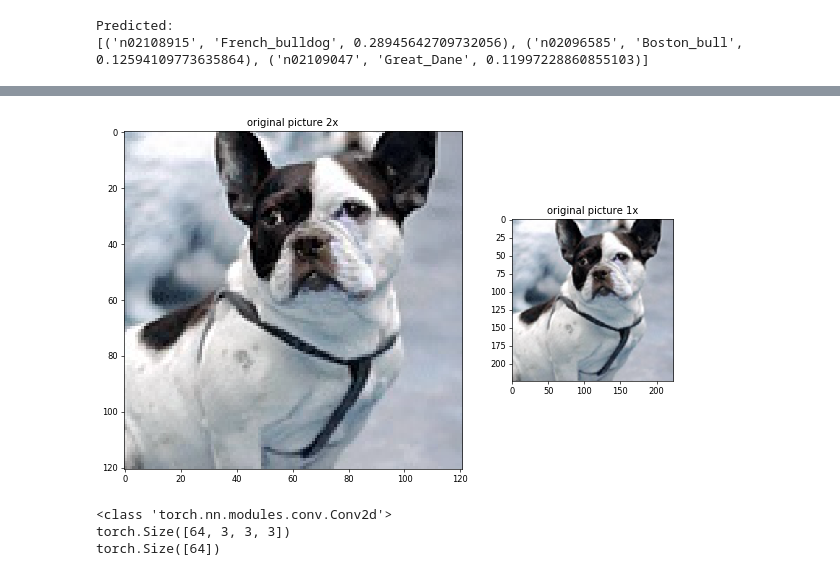
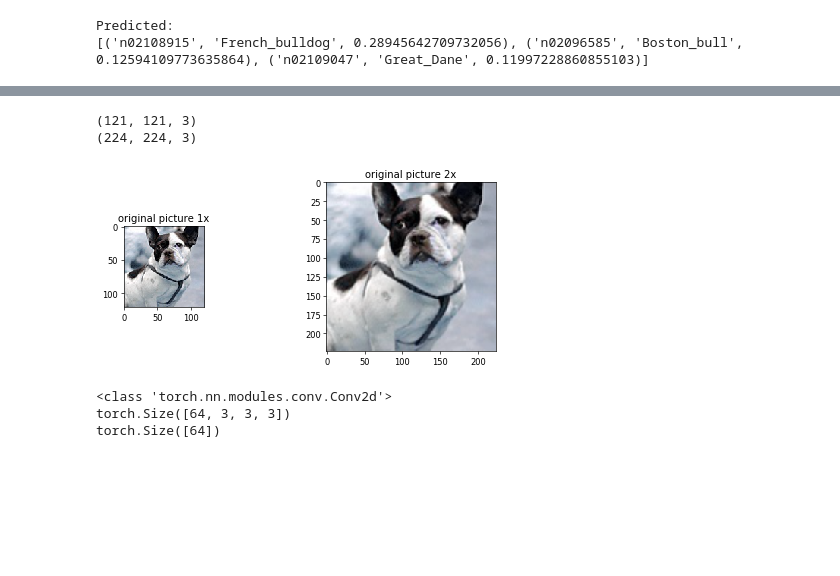
Before and after one commit to shxy0/VisualizingCNN, a Jupyter notebook: main.ipynb, the cells around one changed output, grey strips where cells are left out. Saved outputs shown, nothing was run; the diff lists cells and outputs as text; code cells hidden in the pictures; blank space fills up the shorter version.

```diff
--- a/main.ipynb
+++ b/main.ipynb
@@ -164,23 +165,27 @@ import matplotlib
 
 import matplotlib.pyplot as plt
 # %%
-plt.figure(num=None, figsize=(16, 9), dpi=60)
+plt.figure(num=None, figsize=(8, 4), dpi=60)
 
 img2 = cv2.imread(img_path)
+print(img2.shape)
 
-plt.subplot(1, 2, 1)
-plt.title('original picture 2x')
+plt.subplot(1, 4, 1)
+plt.title('original picture 1x')
 plt.imshow(img2)
 
 img3 = cv2.resize(img2, (224, 224))
+print(img3.shape)
 
-plt.subplot(1, 4, 3)
-plt.title('original picture 1x')
+plt.subplot(1, 2, 2)
+plt.title('original picture 2x')
 plt.imshow(img3)
 
 plt.show()
 # %% [output]
+(121, 121, 3)
+(224, 224, 3)
-[figure, old version]
+[figure, new version]
 # %%
 import collections
 
```
Also changed, not shown: parts of 5 cells of this notebook.
